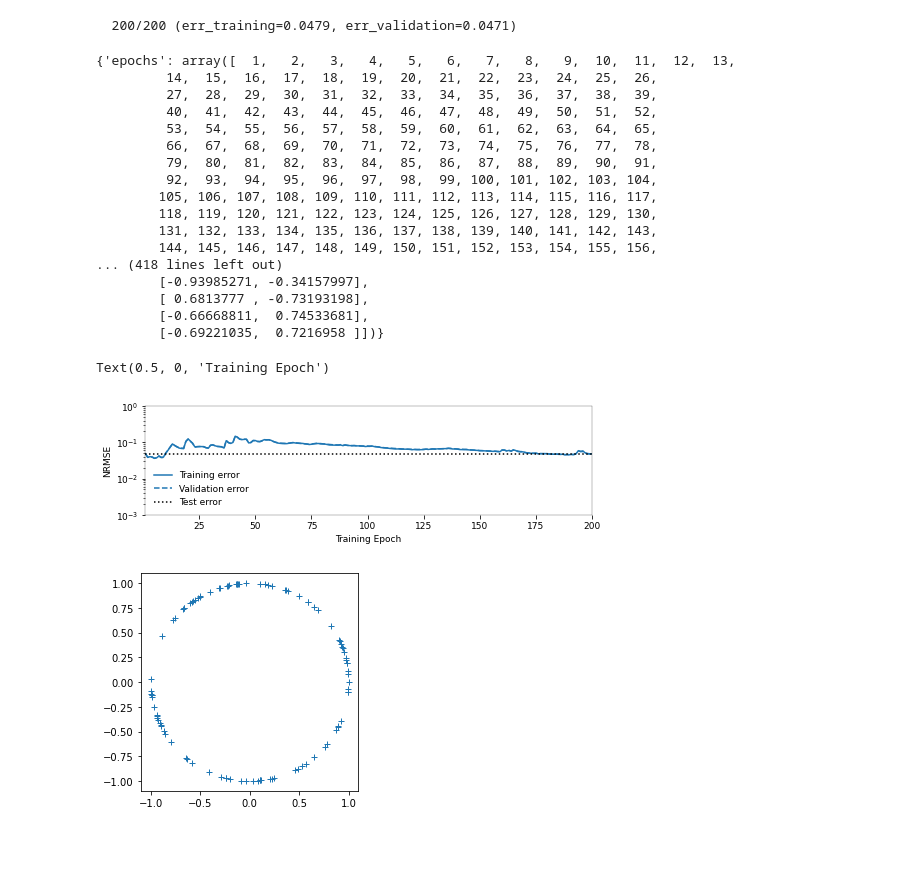
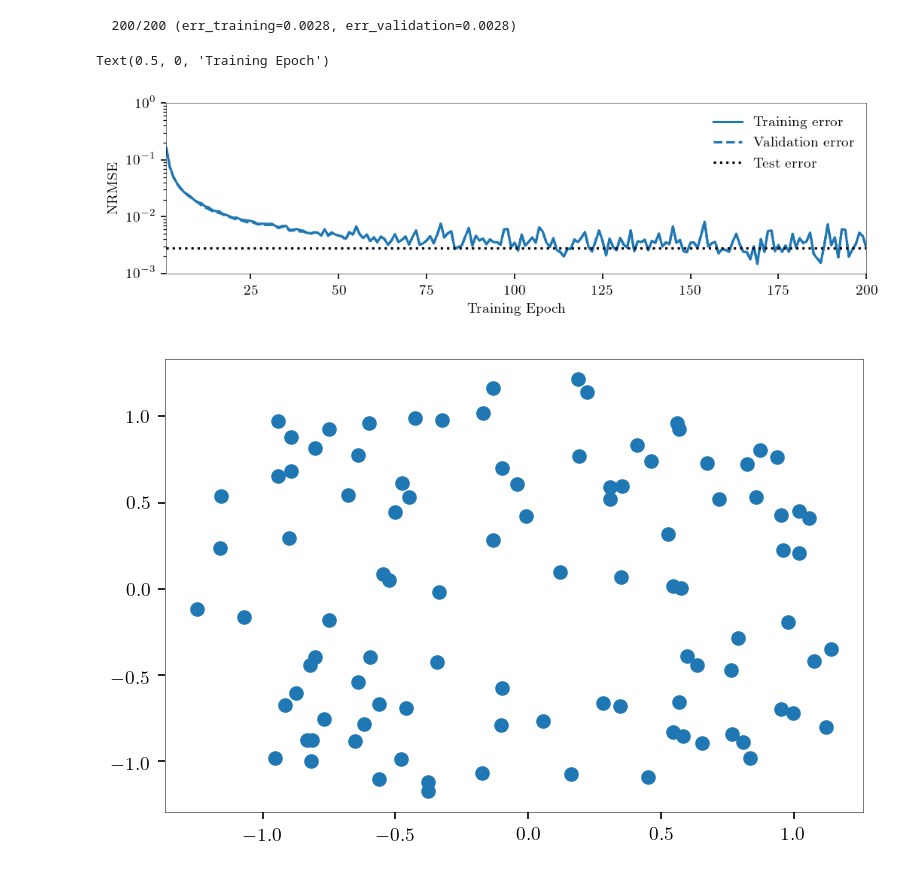
Before and after one commit to TrellixVulnTeam/encoder_learning_benchmarks_I8I1, a Jupyter notebook: notebooks/run_single_trial.ipynb, the cells around one changed output. Cells and saved outputs as stored; diff of their text form; code cells hidden in the pictures; blank space fills up the shorter version.

Commit message:
Implement RBF networks

```diff
--- a/notebooks/run_single_trial.ipynb
+++ b/notebooks/run_single_trial.ipynb
@@ -2,58 +2,41 @@
 %load_ext autoreload
 %autoreload 2
 # %%
+import matplotlib
 import matplotlib.pyplot as plt
 import matplotlib.cm as cm
+matplotlib.rcParams['figure.dpi'] = 150
 
 import numpy as np
 
 import sys
 sys.path.append("..")
-from encoder_learning_benchmarks import optimizers, common, datasets, networks, rules, benchmark
+from encoder_learning_benchmarks import optimizers, common, datasets, networks, rules, benchmark, utils
 # %%
 rng = np.random.RandomState(48911)
 n_dim_hidden = 100
 
 opt = optimizers.adam.manifest.ctor()
-#opt = optimizers.sgd.manifest.ctor(eta=0.728e2)
+#opt = optimizers.sgd.manifest.ctor(eta=1e-2)
 
 dset = datasets.multiplication.manifest.ctor(biased=False, skewed=False, rng=rng)
 #dset = datasets.gaussian_clusters.manifest.ctor(rng=rng, biased=True)
 #dset = datasets.mnist.manifest.ctor(rng=rng)
 
-net = networks.perceptron.manifest.ctor(dset.n_dim_in, n_dim_hidden, initialisation="nef", rng=rng)
+#net = networks.perceptron.manifest.ctor(dset.n_dim_in, n_dim_hidden, initialisation="normal", rng=rng)
+net = networks.rbf.manifest.ctor(dset.n_dim_in, n_dim_hidden, rng=rng, learn_covariance=True)
 
-#dec_rule = rules.pes.manifest.ctor(n_dim_hidden, dset.n_dim_out, rng=rng)
-dec_rule = rules.lstsq.manifest.ctor(n_dim_hidden, dset.n_dim_out, rng=rng)
+dec_rule = rules.pes.manifest.ctor(n_dim_hidden, dset.n_dim_out, rng=rng)
+#dec_rule = rules.lstsq.manifest.ctor(n_dim_hidden, dset.n_dim_out, rng=rng)
 
-#enc_rule = rules.backprop.manifest.ctor(dset.n_dim_in, n_dim_hidden, dset.n_dim_out, rng=rng)
-enc_rule = rules.feedback_alignment.manifest.ctor(dset.n_dim_in, n_dim_hidden, dset.n_dim_out, rng=rng)
-#enc_rule = rules.voja.manifest.ctor(dset.n_dim_in, n_dim_hidden, dset.n_dim_out, rng=rng, learn_gains=True, kappa=1e-4)
+enc_rule = rules.backprop.manifest.ctor(dset.n_dim_in, n_dim_hidden, dset.n_dim_out, rng=rng)
+#enc_rule = rules.feedback_alignment.manifest.ctor(dset.n_dim_in, n_dim_hidden, dset.n_dim_out, rng=rng)
+#enc_rule = rules.voja.manifest.ctor(dset.n_dim_in, n_dim_hidden, dset.n_dim_out, rng=rng, kappa=1e-4)
 #enc_rule = None
 # %%
 res = benchmark.run_single_trial(opt, dset, net, dec_rule, enc_rule, n_epochs=200, batch_size=100, compute_test_error=True, rng=rng, sequential=False)
 # %% [output]
-  200/200 (err_training=0.0479, err_validation=0.0471)
+  200/200 (err_training=0.0028, err_validation=0.0028)
-# %%
-res
-# %% [output]
-{'epochs': array([  1,   2,   3,   4,   5,   6,   7,   8,   9,  10,  11,  12,  13,
-         14,  15,  16,  17,  18,  19,  20,  21,  22,  23,  24,  25,  26,
-         27,  28,  29,  30,  31,  32,  33,  34,  35,  36,  37,  38,  39,
-         40,  41,  42,  43,  44,  45,  46,  47,  48,  49,  50,  51,  52,
-         53,  54,  55,  56,  57,  58,  59,  60,  61,  62,  63,  64,  65,
-         66,  67,  68,  69,  70,  71,  72,  73,  74,  75,  76,  77,  78,
-         79,  80,  81,  82,  83,  84,  85,  86,  87,  88,  89,  90,  91,
-         92,  93,  94,  95,  96,  97,  98,  99, 100, 101, 102, 103, 104,
-        105, 106, 107, 108, 109, 110, 111, 112, 113, 114, 115, 116, 117,
-        118, 119, 120, 121, 122, 123, 124, 125, 126, 127, 128, 129, 130,
-        131, 132, 133, 134, 135, 136, 137, 138, 139, 140, 141, 142, 143,
-        144, 145, 146, 147, 148, 149, 150, 151, 152, 153, 154, 155, 156,
-... (418 lines left out)
-        [-0.93985271, -0.34157997],
-        [ 0.6813777 , -0.73193198],
-        [-0.66668811,  0.74533681],
-        [-0.69221035,  0.7216958 ]])}
 # %%
 fig, ax = plt.subplots(figsize=(8, 2))
 ax.semilogy(res["epochs"], res["errs_training"], label="Training error")
@@ -68,4 +51,4 @@ ax.set_ylabel("Error rate" if dset.is_classification_dataset else "NRMSE")
 ax.set_xlabel("Training Epoch")
 # %% [output]
 Text(0.5, 0, 'Training Epoch')
-[figure, old version]
+[figure, new version]
@@ -74,6 +55,6 @@ res
 # %%
 fig, ax = plt.subplots()
-ax.plot(net.encoders[:, 0], net.encoders[:, 1], '+')
-ax.set_aspect(1)
+if ("mus" in net.params) and ("thetas" in net.params):
+    ax.scatter(net.params["mus"][:, 0], net.params["mus"][:, 1])
 # %% [output]
-[figure, old version]
+[figure, new version]
```
Also changed, not shown: parts of 5 cells of this notebook, 14 other files.
